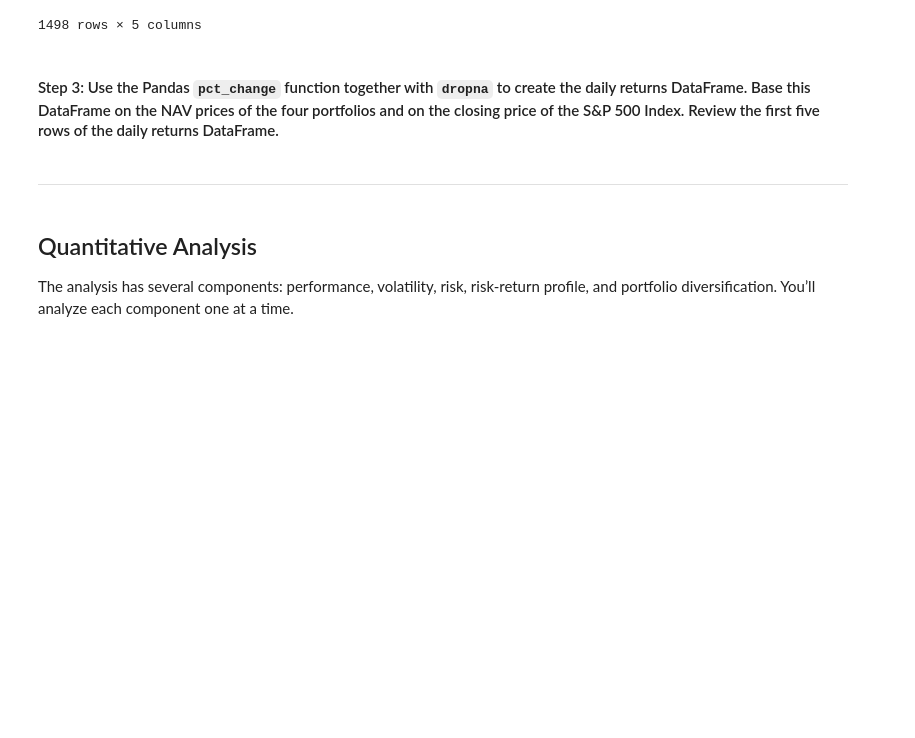
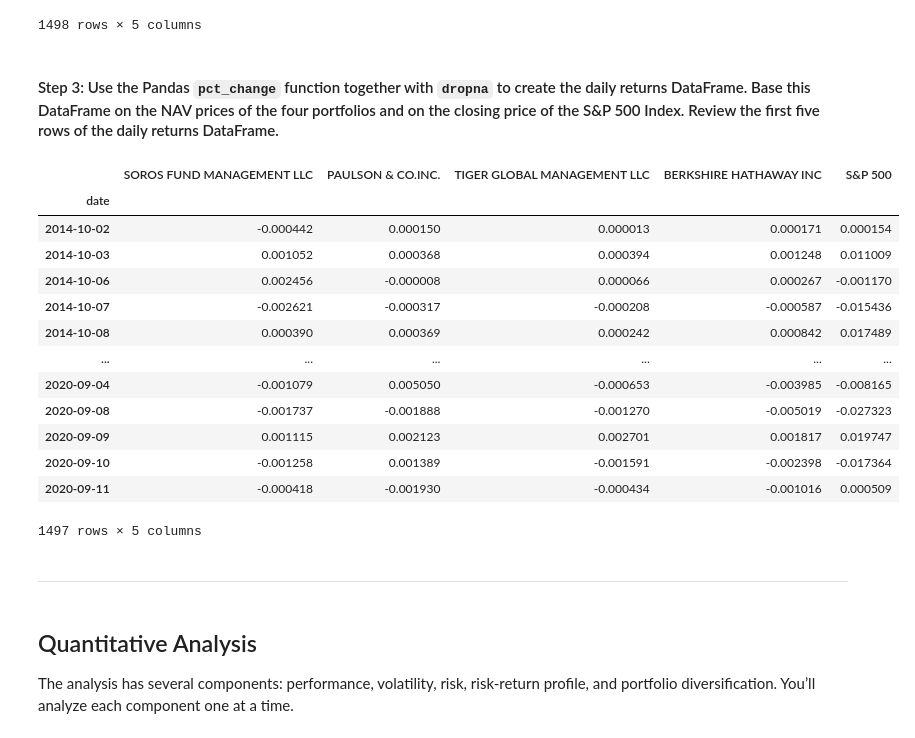
Before and after one commit to rajtolani/Challenge4-Risk-return-analysis, a Jupyter notebook: risk_return_analysis.ipynb, the cells around one changed output. Cells and saved outputs as stored; diff of their text form; code cells hidden in the pictures; blank space fills up the shorter version.

```diff
--- a/risk_return_analysis.ipynb
+++ b/risk_return_analysis.ipynb
@@ -133,8 +133,27 @@ whale_df
 # %%
 # Prepare for the analysis by converting the dataframe of NAVs and prices to daily returns
 # Drop any rows with all missing values
 # Review the first five rows of the daily returns DataFrame.
 # YOUR CODE HERE
+whale_daily_returns= whale_df.pct_change()
+whale_daily_returns
+whale_daily_returns=whale_daily_returns.dropna()
+whale_daily_returns
+# %% [output]
+|  | SOROS FUND MANAGEMENT LLC | PAULSON & CO.INC. | TIGER GLOBAL MANAGEMENT LLC | BERKSHIRE HATHAWAY INC | S&P 500 |
+| date |  |  |  |  |  |
+| 2014-10-02 | -0.000442 | 0.000150 | 0.000013 | 0.000171 | 0.000154 |
+| 2014-10-03 | 0.001052 | 0.000368 | 0.000394 | 0.001248 | 0.011009 |
+| 2014-10-06 | 0.002456 | -0.000008 | 0.000066 | 0.000267 | -0.001170 |
+| 2014-10-07 | -0.002621 | -0.000317 | -0.000208 | -0.000587 | -0.015436 |
+| 2014-10-08 | 0.000390 | 0.000369 | 0.000242 | 0.000842 | 0.017489 |
+| ... | ... | ... | ... | ... | ... |
+| 2020-09-04 | -0.001079 | 0.005050 | -0.000653 | -0.003985 | -0.008165 |
+| 2020-09-08 | -0.001737 | -0.001888 | -0.001270 | -0.005019 | -0.027323 |
+| 2020-09-09 | 0.001115 | 0.002123 | 0.002701 | 0.001817 | 0.019747 |
+| 2020-09-10 | -0.001258 | 0.001389 | -0.001591 | -0.002398 | -0.017364 |
+| 2020-09-11 | -0.000418 | -0.001930 | -0.000434 | -0.001016 | 0.000509 |
+1497 rows × 5 columns
 # %% [markdown]
 ---
 # %% [markdown]
```
Also changed, not shown: parts of 1 cell of this notebook.
